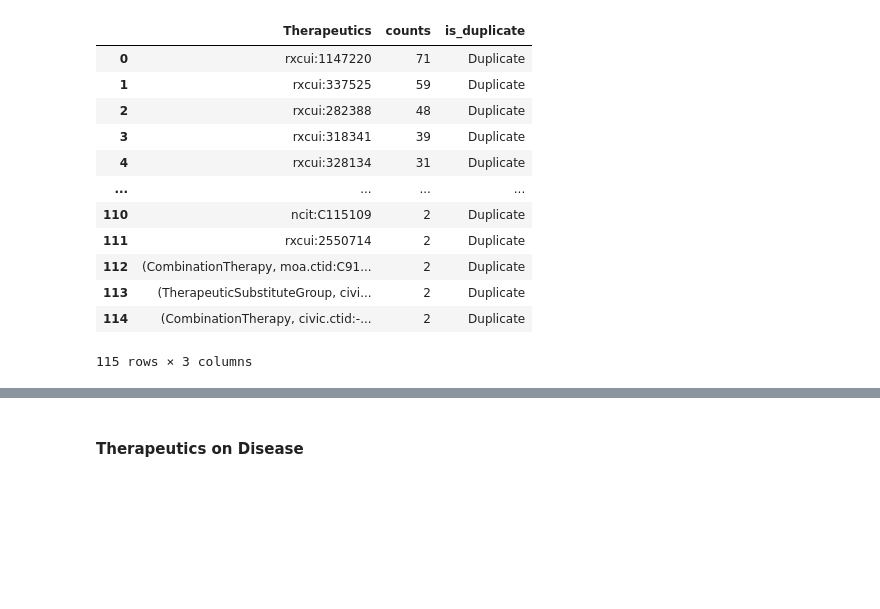
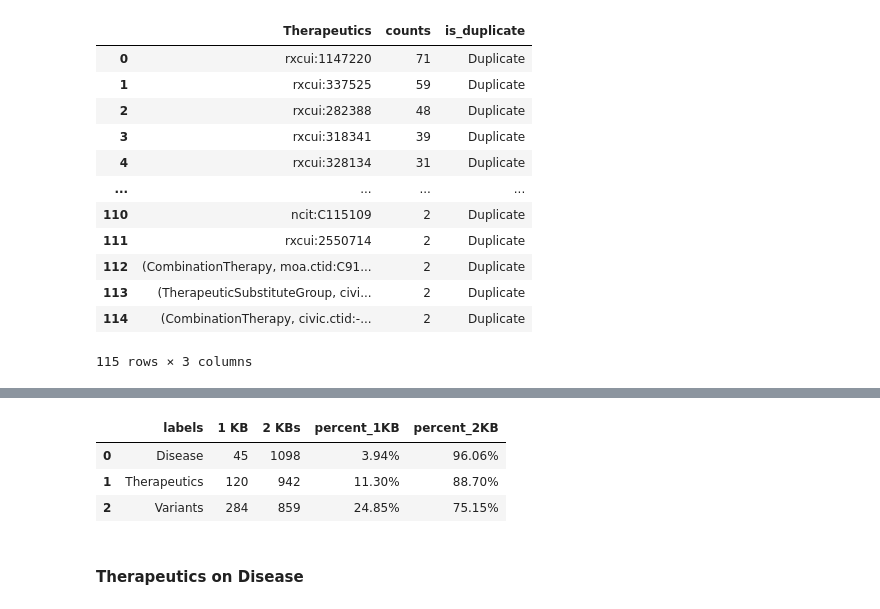
Before and after one commit to cancervariants/metakb, a Jupyter notebook: notebooks/statements.ipynb, the cells around one changed output, grey strips where cells are left out. Drawn from its saved outputs; the diff is of its cells as text; code cells hidden in the pictures; blank space fills up the shorter version.

```diff
--- a/notebooks/statements.ipynb
+++ b/notebooks/statements.ipynb
@@ -485,0 +554,40 @@ pio.write_image(fig, "Duplicate_Therapeutic_metakbv2_pie.png", format='png', wid
+# %%
+uq_diseases = df['qualifier'].value_counts().rename_axis('Disease').reset_index(name='counts')
+uq_therapeutics = df['obj'].value_counts().rename_axis('Therapeutics').reset_index(name='counts')
+uq_variants = df['subject'].value_counts().rename_axis('Variant').reset_index(name='counts')
+# %%
+uq_diseases['is_duplicate'] = uq_diseases['counts'].apply(duplicate_detect)
+uq_therapeutics['is_duplicate'] = uq_therapeutics['counts'].apply(duplicate_detect)
+uq_variants['is_duplicate'] = uq_variants['counts'].apply(duplicate_detect)
+# %%
+# Create grouped counts by gene / drug / variant with counts for Present in 1 KB, Present in 2 KB
+uq = {}
+uq['labels'] = ['Disease','Therapeutics','Variants']
+uq['1 KB'] = [uq_diseases[uq_diseases['is_duplicate']!='Duplicate']['counts'].sum(),
+                uq_therapeutics[uq_therapeutics['is_duplicate']!='Duplicate']['counts'].sum(),
+                uq_variants[uq_variants['is_duplicate']!='Duplicate']['counts'].sum()]
+uq['2 KBs'] = [uq_diseases[uq_diseases['is_duplicate']=='Duplicate']['counts'].sum(),
+                    uq_therapeutics[uq_therapeutics['is_duplicate']=='Duplicate']['counts'].sum(),
+                    uq_variants[uq_variants['is_duplicate']=='Duplicate']['counts'].sum()]
+
+uq = pd.DataFrame(uq)
+
+# Calculate Percentages
+100 * (uq['2 KBs'][0] / (uq['2 KBs'][0] + uq['2 KBs'][0]))
+
+uq['percent_1KB'] = [100 * (uq['1 KB'][0] / (uq['1 KB'][0] + uq['2 KBs'][0])),
+                     100 * (uq['1 KB'][1] / (uq['1 KB'][1] + uq['2 KBs'][1])),
+                     100 * (uq['1 KB'][2] / (uq['1 KB'][2] + uq['2 KBs'][2]))]
+uq['percent_2KB'] = [100 * (uq['2 KBs'][0] / (uq['1 KB'][0] + uq['2 KBs'][0])),
+                     100 * (uq['2 KBs'][1] / (uq['1 KB'][1] + uq['2 KBs'][1])),
+                     100 * (uq['2 KBs'][2] / (uq['1 KB'][2] + uq['2 KBs'][2]))]
+
+uq['percent_1KB'] = [f"{p:.2f}%" for p in uq['percent_1KB']]
+uq['percent_2KB'] = [f"{p:.2f}%" for p in uq['percent_2KB']]
+
+uq
+# %% [output]
+|  | labels | 1 KB | 2 KBs | percent_1KB | percent_2KB |
+| 0 | Disease | 45 | 1098 | 3.94% | 96.06% |
+| 1 | Therapeutics | 120 | 942 | 11.30% | 88.70% |
+| 2 | Variants | 284 | 859 | 24.85% | 75.15% |
```
Also changed, not shown: parts of 10 cells of this notebook, 3 other files.
